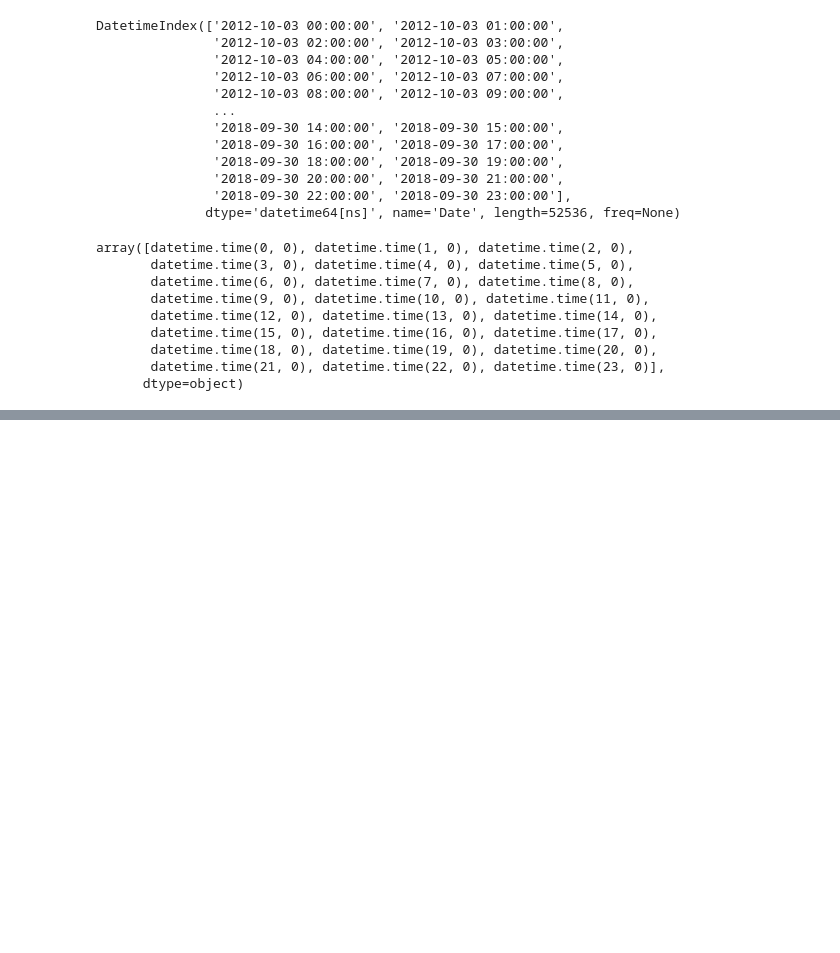
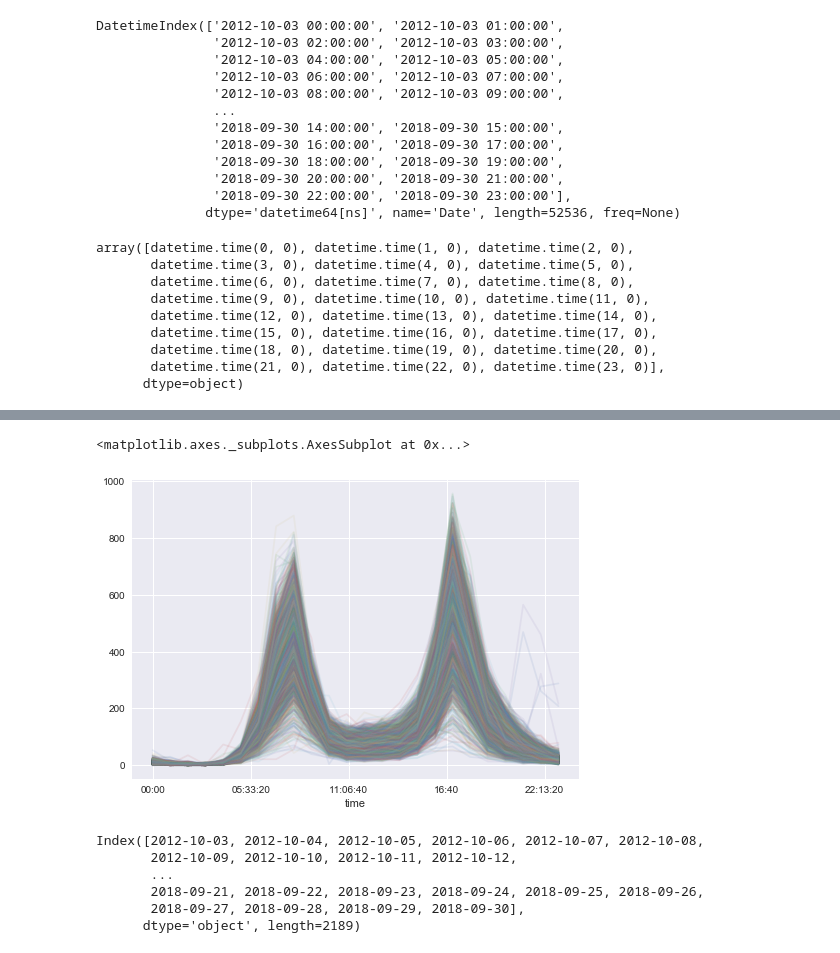
Before and after one commit to dwinston/stonybrook_juypterworkflow, a Jupyter notebook: Untitled.ipynb, the cells around one changed output, grey strips where cells are left out. Saved outputs shown, nothing was run; the diff lists cells and outputs as text; code cells hidden in the pictures; blank space fills up the shorter version.

```diff
--- a/Untitled.ipynb
+++ b/Untitled.ipynb
@@ -45,0 +161,14 @@ assert len(np.unique(data.index.time)) == 24
+# %%
+pivoted.T[labels == 1].T.plot(legend=False, alpha=0.1)
+# %% [output]
+<matplotlib.axes._subplots.AxesSubplot at 0x...>
+[figure, added]
+# %%
+pivoted.columns
+# %% [output]
+Index([2012-10-03, 2012-10-04, 2012-10-05, 2012-10-06, 2012-10-07, 2012-10-08,
+       2012-10-09, 2012-10-10, 2012-10-11, 2012-10-12,
+       ...
+       2018-09-21, 2018-09-22, 2018-09-23, 2018-09-24, 2018-09-25, 2018-09-26,
+       2018-09-27, 2018-09-28, 2018-09-29, 2018-09-30],
+      dtype='object', length=2189)
```
Also changed, not shown: parts of 29 cells of this notebook.
